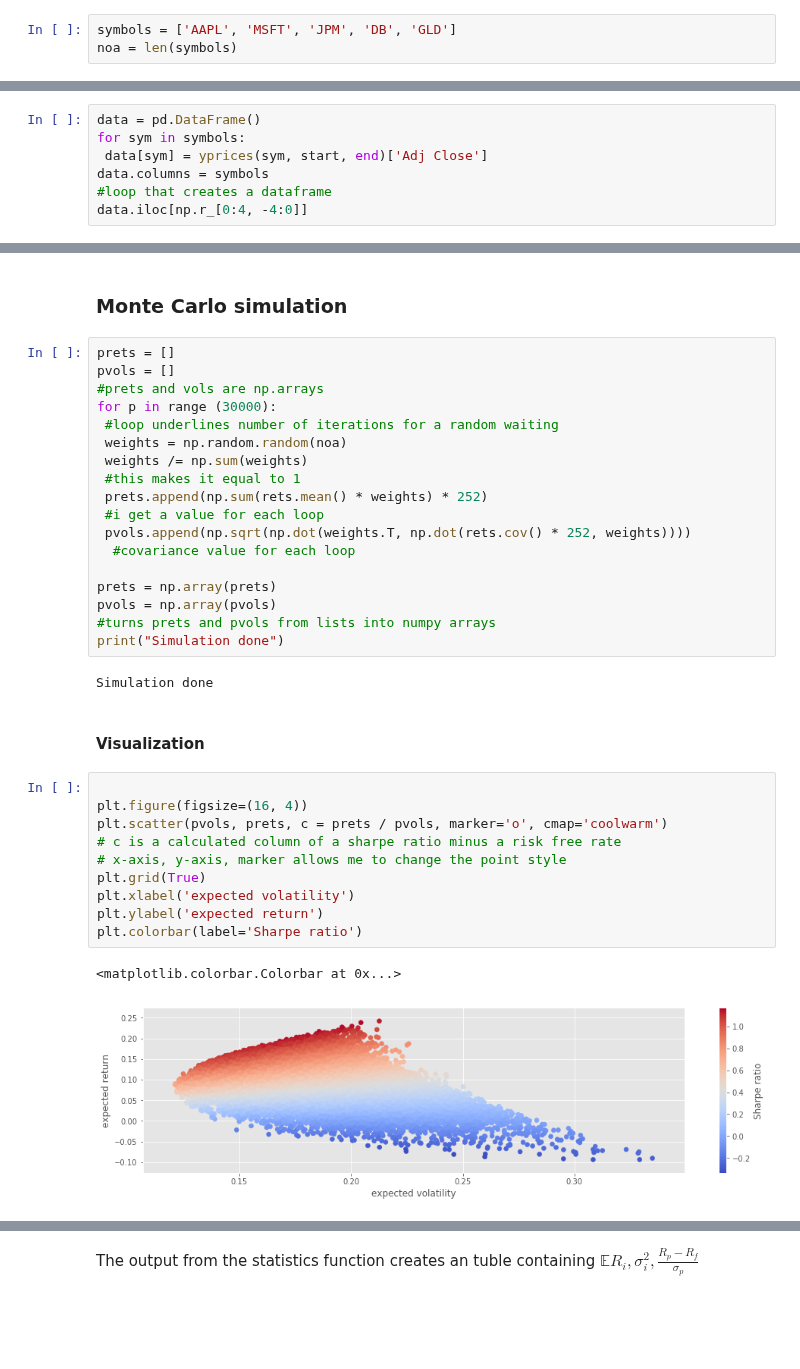
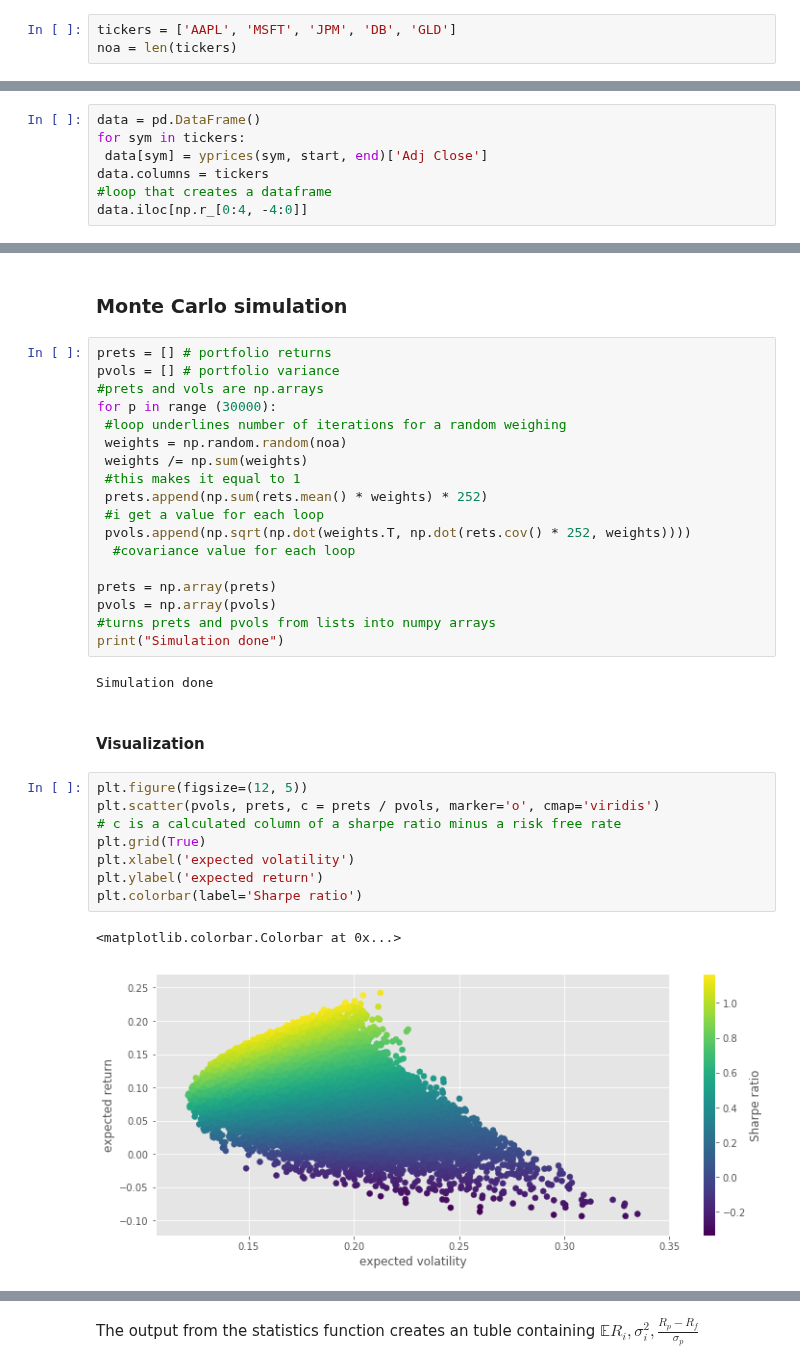
Before and after one commit to NumEconCopenhagen/projects-2019-mk, a Jupyter notebook: modelproject/modelproject/Modern Portfolio Theory.ipynb, the cells around one changed output, grey strips where cells are left out. Cells and saved outputs as stored; diff of their text form; blank space fills up the shorter version.

```diff
--- a/modelproject/modelproject/Modern Portfolio Theory.ipynb
+++ b/modelproject/modelproject/Modern Portfolio Theory.ipynb
@@ -67,8 +53,8 @@ def min_func_port(weights):
 # %% [markdown]
 ### Data collecting
 # %%
-symbols = ['AAPL', 'MSFT', 'JPM', 'DB', 'GLD']
-noa = len(symbols)
+tickers = ['AAPL', 'MSFT', 'JPM', 'DB', 'GLD']
+noa = len(tickers)
 # %%
 start = datetime.datetime(2010, 1, 28)
 # %%
@@ -78,8 +64,8 @@ Doing a webscrape of the yahoo price website for the quoted tickers, and lastly
 # %%
 data = pd.DataFrame()
-for sym in symbols:
+for sym in tickers:
  data[sym] = yprices(sym, start, end)['Adj Close']
-data.columns = symbols
+data.columns = tickers
 #loop that creates a dataframe
 data.iloc[np.r_[0:4, -4:0]]
 # %% [output]
@@ -189,11 +175,11 @@ np.sqrt(np.dot(weights.T, np.dot(rets.cov() * 252, weights)))
 # %% [markdown]
 ### Monte Carlo simulation
 # %%
-prets = []
-pvols = []
+prets = [] # portfolio returns
+pvols = [] # portfolio variance
 #prets and vols are np.arrays
 for p in range (30000):
- #loop underlines number of iterations for a random waiting
+ #loop underlines number of iterations for a random weighing
  weights = np.random.random(noa)
  weights /= np.sum(weights)
  #this makes it equal to 1
@@ -211,16 +197,14 @@ Simulation done
 # %% [markdown]
 #### Visualization
 # %%
-
-plt.figure(figsize=(16, 4))
-plt.scatter(pvols, prets, c = prets / pvols, marker='o', cmap='coolwarm')
+plt.figure(figsize=(12, 5))
+plt.scatter(pvols, prets, c = prets / pvols, marker='o', cmap='viridis')
 # c is a calculated column of a sharpe ratio minus a risk free rate
-# x-axis, y-axis, marker allows me to change the point style
 plt.grid(True)
 plt.xlabel('expected volatility')
 plt.ylabel('expected return')
 plt.colorbar(label='Sharpe ratio')
 # %% [output]
 <matplotlib.colorbar.Colorbar at 0x...>
-[figure, old version]
+[figure, new version]
 # %% [markdown]
```
Also changed, not shown: parts of 48 cells of this notebook.
